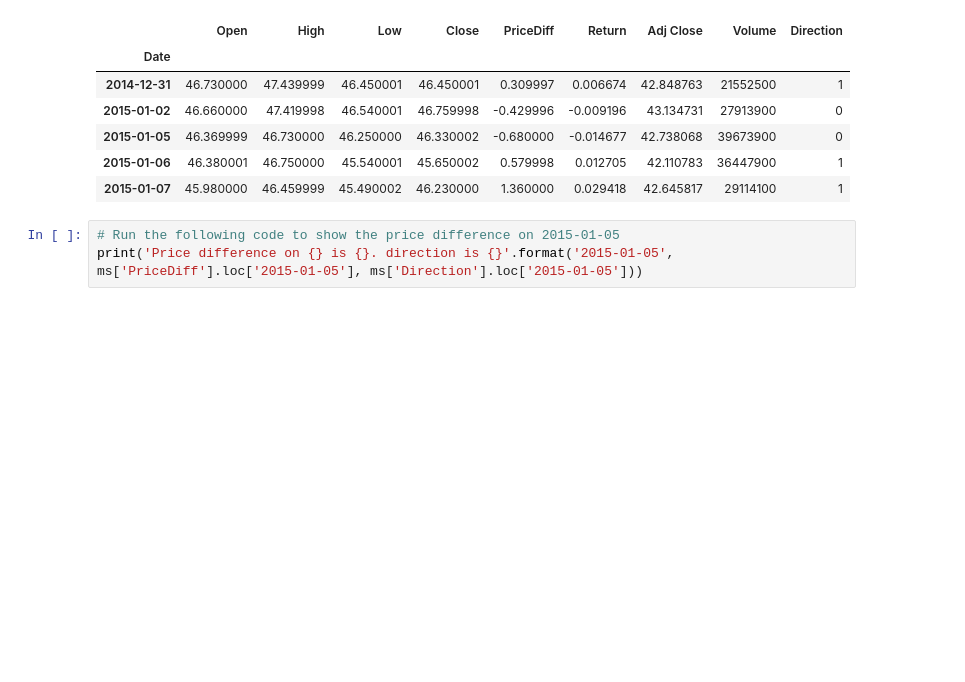
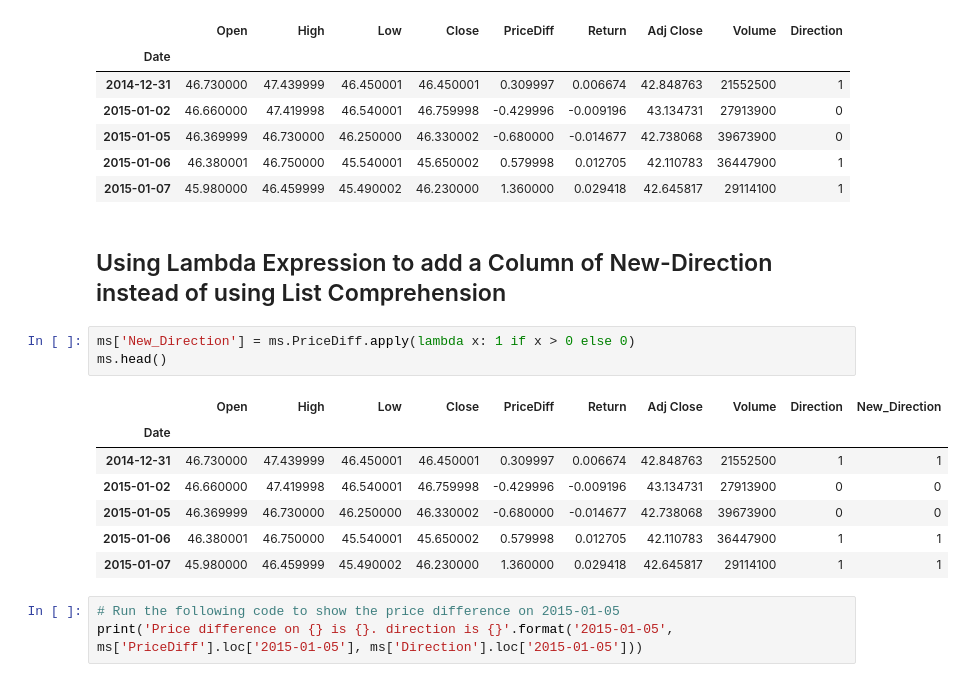
Before and after one commit to Blackman9t/Python_-_Statistics_for_Financial_Analysis, a Jupyter notebook: 3_wk1_Create+new+features+and+columns+in+DataFrame.ipynb, the cells around one changed output. Drawn from its saved outputs; the diff is of its cells as text; blank space fills up the shorter version.

```diff
--- a/3_wk1_Create+new+features+and+columns+in+DataFrame.ipynb
+++ b/3_wk1_Create+new+features+and+columns+in+DataFrame.ipynb
@@ -137,6 +137,19 @@ ms.head()
 | 2015-01-05 | 46.369999 | 46.730000 | 46.250000 | 46.330002 | -0.680000 | -0.014677 | 42.738068 | 39673900 | 0 |
 | 2015-01-06 | 46.380001 | 46.750000 | 45.540001 | 45.650002 | 0.579998 | 0.012705 | 42.110783 | 36447900 | 1 |
 | 2015-01-07 | 45.980000 | 46.459999 | 45.490002 | 46.230000 | 1.360000 | 0.029418 | 42.645817 | 29114100 | 1 |
+# %% [markdown]
+## Using Lambda Expression to add a Column of New-Direction instead of using List Comprehension
+# %%
+ms['New_Direction'] = ms.PriceDiff.apply(lambda x: 1 if x > 0 else 0)
+ms.head()
+# %% [output]
+|  | Open | High | Low | Close | PriceDiff | Return | Adj Close | Volume | Direction | New_Direction |
+| Date |  |  |  |  |  |  |  |  |  |  |
+| 2014-12-31 | 46.730000 | 47.439999 | 46.450001 | 46.450001 | 0.309997 | 0.006674 | 42.848763 | 21552500 | 1 | 1 |
+| 2015-01-02 | 46.660000 | 47.419998 | 46.540001 | 46.759998 | -0.429996 | -0.009196 | 43.134731 | 27913900 | 0 | 0 |
+| 2015-01-05 | 46.369999 | 46.730000 | 46.250000 | 46.330002 | -0.680000 | -0.014677 | 42.738068 | 39673900 | 0 | 0 |
+| 2015-01-06 | 46.380001 | 46.750000 | 45.540001 | 45.650002 | 0.579998 | 0.012705 | 42.110783 | 36447900 | 1 | 1 |
+| 2015-01-07 | 45.980000 | 46.459999 | 45.490002 | 46.230000 | 1.360000 | 0.029418 | 42.645817 | 29114100 | 1 | 1 |
 # %%
 # Run the following code to show the price difference on 2015-01-05
 print('Price difference on {} is {}. direction is {}'.format('2015-01-05', ms['PriceDiff'].loc['2015-01-05'], ms['Direction'].loc['2015-01-05']))
```
